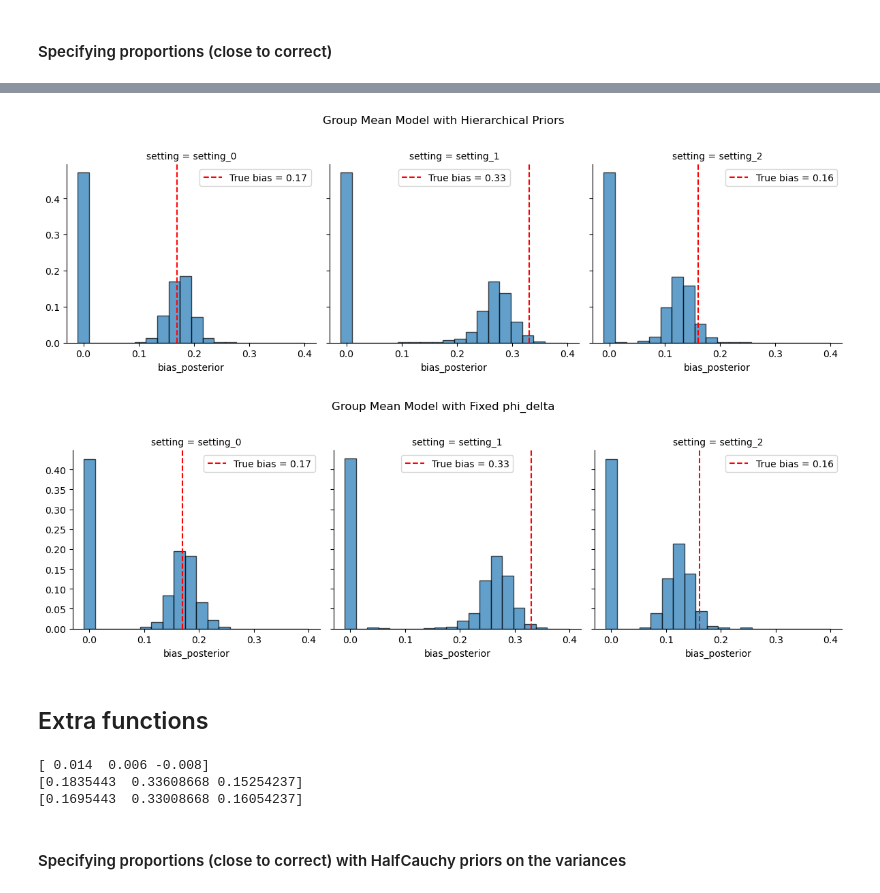
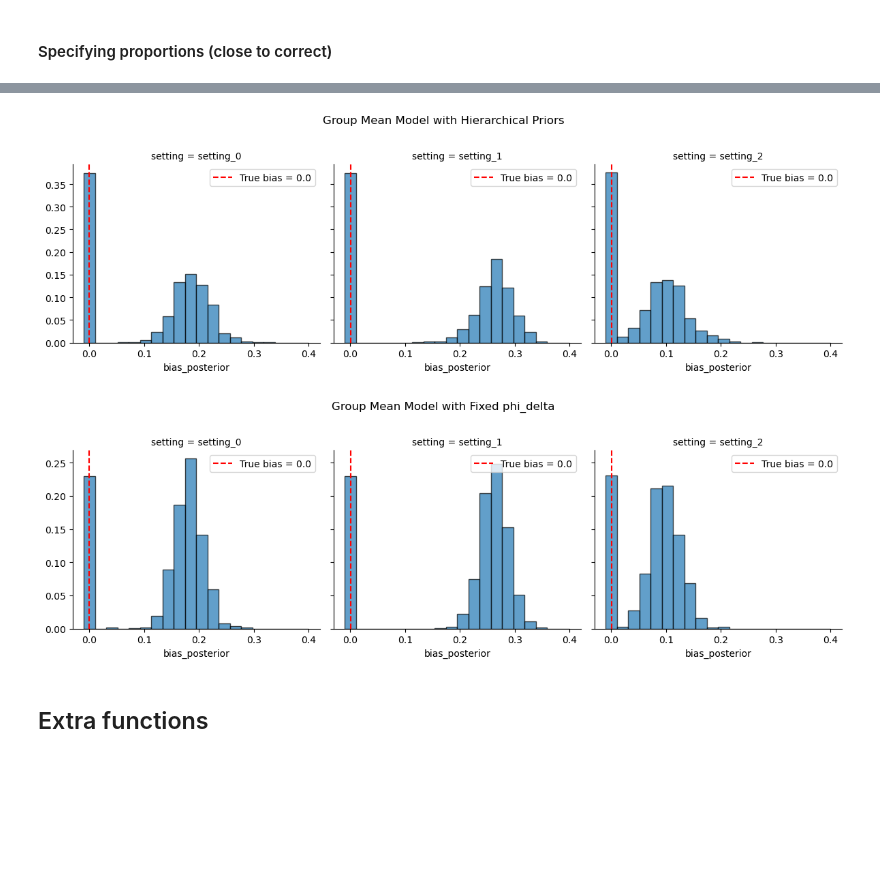
Before and after one commit to phuchonguyen/nco, a Jupyter notebook: jupyter/group-mean-model.ipynb, the cells around one changed output, grey strips where cells are left out. Cells and saved outputs as stored; diff of their text form; code cells hidden in the pictures; blank space fills up the shorter version.

```diff
--- a/jupyter/group-mean-model.ipynb
+++ b/jupyter/group-mean-model.ipynb
@@ -274,7 +281,7 @@ g = sns.FacetGrid(data_long, col='setting', height=4, aspect=1)
 
 # Add verticle blue line at true mean bias
 axes = g.axes[0]
-for ax, muk in zip(axes, np.abs(bias_N_true[:I,]).mean(axis=0)):
+for ax, muk in zip(axes, true_beta):
     ax.axvline(muk, ls='--')
     ax.axvline(-muk, ls='--')
 
@@ -307,13 +314,2 @@ plt.show()
 # %% [markdown]
 ## Fit the model using different choices of hyperparams for the prior
-# %%
-# True scenario mean bias
-true_beta = np.abs(bias_N_true[:I,]).mean(axis=0)
-# Define the correct delta: all zero because U has an effect on each NCO
-true_delta = 1*(theta_u[0, :I] == 0)
-# Define the correct M: sign of the effect of U on NCOs
-true_M = (np.sign(theta_u[:,:I]) + 1) // 2
-true_M = true_M.reshape((10,))
-print(true_delta.mean())
-print(true_M.mean())
-print(true_beta.mean())
@@ -332,7 +324,9 @@ n_chains = 4
 # Intialize model with phi_d and phi_m closed to the true values
 model_cor = get_model_unconstrained(bias_N[:I,:], se_bias_N[:I,:],
                                     phi_d=true_delta.mean()+0.03,
-                                    phi_m=true_M.mean()-0.03)
+                                    phi_m=true_M.mean()-0.03,
+                                    alpha_sigma=1
+                                   )
 with model_cor:
     # MCMC sampling
     trace_cor = pm.sample(n_samples, tune=n_tune, chains=n_chains,
@@ -384,7 +394,10 @@ $$v_M = 10-u_M, v_\delta = 10-u_\delta$$
 # model_hp = get_model_unconstrained(bias_N[:I,:], se_bias_N[:I,:],
 #                                    alpha_d=10*true_delta.mean(), beta_d=10*(1-true_delta.mean()),
 #                                    alpha_m=10*true_M.mean(), beta_m=10*(1-true_M.mean()))
-model_hp = get_model_unconstrained(bias_N[:I,:], se_bias_N[:I,:])
+model_hp = get_model_unconstrained(bias_N[:I,:], se_bias_N[:I,:],
+                                   alpha_d=1, beta_d=1, alpha_m=1, beta_m=1,
+                                   alpha_sigma=1
+                                  )
 with model_hp:
     # MCMC sampling
     trace_hp = pm.sample(n_samples, tune=n_tune, chains=n_chains,
@@ -475,35 +489,35 @@ print(samps_cor.head(3))
 # %%
 # Make truth a dictionary
 # truth = dict(zip(data_columns, ate_Y))
 # obs = dict(zip(data_columns, ate_Y_obs))
-truth = dict(zip(data_columns, ate_Y_obs - ate_Y))
+truth = dict(zip(data_columns, np.abs(bias_N_true[I,:])))
 
 # Define weights so that the histogram bar at zero reflects the probability that the bias is zero
 weights = np.ones(num_samps)/float(num_samps)
 
 # Create a FacetGrid with histograms
 data_list = [samps_hp, samps_cor]
 plot_names = [
               'Group Mean Model with Hierarchical Priors',
               'Group Mean Model with Fixed phi_delta'
              ]
 for dat, title in zip(data_list, plot_names):
     g = sns.FacetGrid(dat, col='setting', height=4, aspect=1)
     g.map(plt.hist, 'bias_posterior', edgecolor='k', bins=20, alpha=0.7,
           weights=weights, range=(-0.01, 0.4))
 
     # Add vertical lines at truth values
     for ax, setting in zip(g.axes.flat, g.col_names):
         ax.axvline(truth[setting], color='red', linestyle='--', label=f'True bias = {round(truth[setting], 2)}')
     #     ax.axvline(obs[setting], color='blue', linestyle='--', label=f'Observed ATE = {round(obs[setting], 2)}')
         ax.legend()
 
     # Add title
     g.fig.subplots_adjust(top=0.8) # adjust the Figure in rp
     g.fig.suptitle(title);
 # %% [output]
-[figure, old version]
+[figure, new version]
-[figure, old version]
+[figure, new version]
 # %% [markdown]
 ## Extra functions
 # %%
@@ -642,47 +589,0 @@ def get_model_halfcauchy(ate, se, x=None, phi_d=None, phi_m=None, nu=None, tau=N
-# %%
-# Generate effects of U on Y on the same scale as the effects of U on the NCOs
-beta_u = np.random.uniform(beta_u_low, beta_u_high, p_u)
-
-# Genreate treatment effects of all treatment groups in latent continuous space for Y
-beta_a = np.zeros(n_a)
-# beta_a = np.random.uniform(1.5, 3, n_a) #np.linspace(0, 1, n_a) #why does bias become smaller when effects are larger?
-
-# Generate counterfactual latent Y under each treatment group
-Y_counterfactuals = np.empty((n, n_a))
-for i in range(n_a):
-    # Create one-hot-encoding of treatment matrix when everyone receives treatment i
-    treat_tmp = np.zeros((n, n_a))
-    treat_tmp[:, i] = 1
-
-    # Genrate latent Y from a normal distribution
-    Y_counterfactuals[:, i] = np.matmul(np.column_stack((U, treat_tmp)),
-                                        np.concatenate((beta_u, beta_a))) + np.random.normal(0, noise_se, size=n)
-
-# Discretize the latent Y
-Y_counterfactuals_binary = 1*(Y_counterfactuals > np.zeros(n_a))
-# Get observed binary Y
-Y_obs = 1*(Y_counterfactuals > np.zeros(n_a))
-Y_obs = np.sum(Y_obs * A_encoded, axis=1)
-
-# Calculate causal effects using difference in means
-ate_Y = []  # true causal effects
-ate_Y_obs = []  # biased causal effects
-for i in range(n_a-1):
-    for j in range(i+1, n_a):
-        # Calculate risk difference between treatment group j - treatment group i
-        ate_Y.append(
-            np.mean(Y_counterfactuals_binary[:, j] - Y_counterfactuals_binary[:, i]))
-        ate_Y_obs.append(
-            np.mean(Y_obs[A_obs == j]) - np.mean(Y_obs[A_obs == i]))
-# Convert to numpy array for easier usage later
-ate_Y = np.array(ate_Y)
-ate_Y_obs = np.array(ate_Y_obs)
-print(ate_Y)
-print(ate_Y_obs)
-print(ate_Y_obs - ate_Y)
-# %% [output]
-[ 0.014  0.006 -0.008]
-[0.1835443  0.33608668 0.15254237]
-[0.1695443  0.33008668 0.16054237]
-# %% [markdown]
-#### Specifying proportions (close to correct) with HalfCauchy priors on the variances
```
Also changed, not shown: parts of 35 cells of this notebook, 1 other file.
